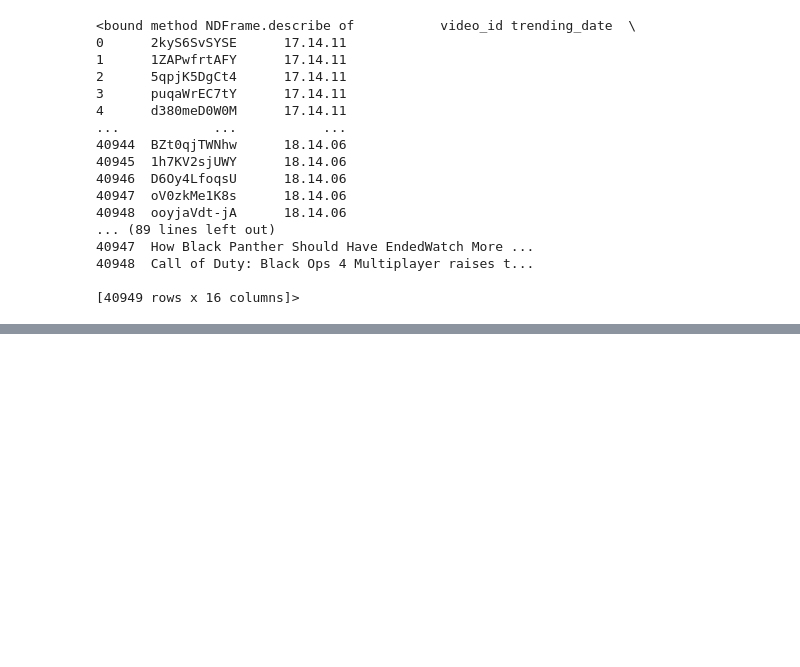
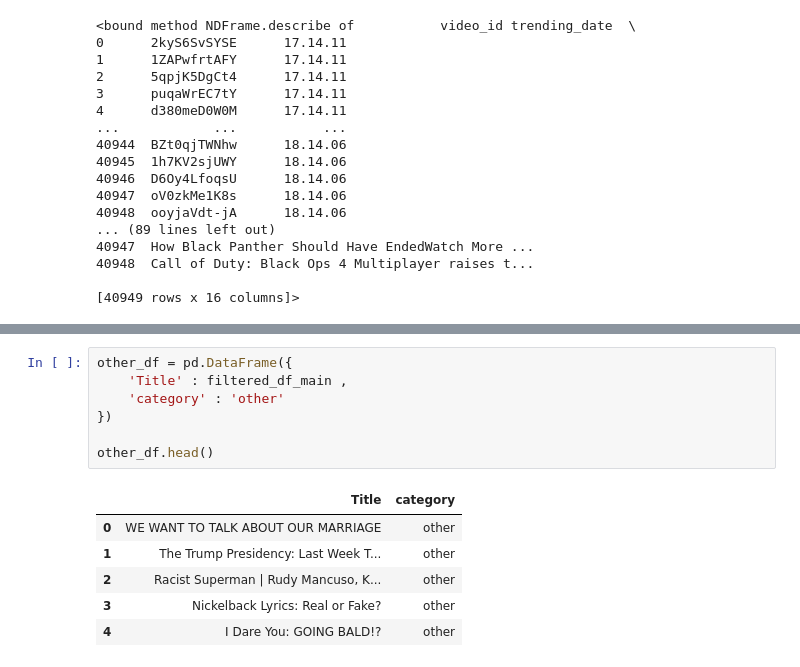
Before and after one commit to Saarthakkj/detoxify_yt, a Jupyter notebook: main.ipynb, the cells around one changed output, grey strips where cells are left out. Drawn from its saved outputs; the diff is of its cells as text; blank space fills up the shorter version.

```diff
--- a/main.ipynb
+++ b/main.ipynb
@@ -206,0 +379,14 @@ Name: title, Length: 306831, dtype: object>
+# %%
+other_df = pd.DataFrame({
+    'Title' : filtered_df_main ,
+    'category' : 'other'
+})
+
+other_df.head()
+# %% [output]
+|  | Title | category |
+| 0 | WE WANT TO TALK ABOUT OUR MARRIAGE | other |
+| 1 | The Trump Presidency: Last Week T... | other |
+| 2 | Racist Superman | Rudy Mancuso, K... | other |
+| 3 | Nickelback Lyrics: Real or Fake? | other |
+| 4 | I Dare You: GOING BALD!? | other |
```
Also changed, not shown: parts of 25 cells of this notebook, 6 other files.
